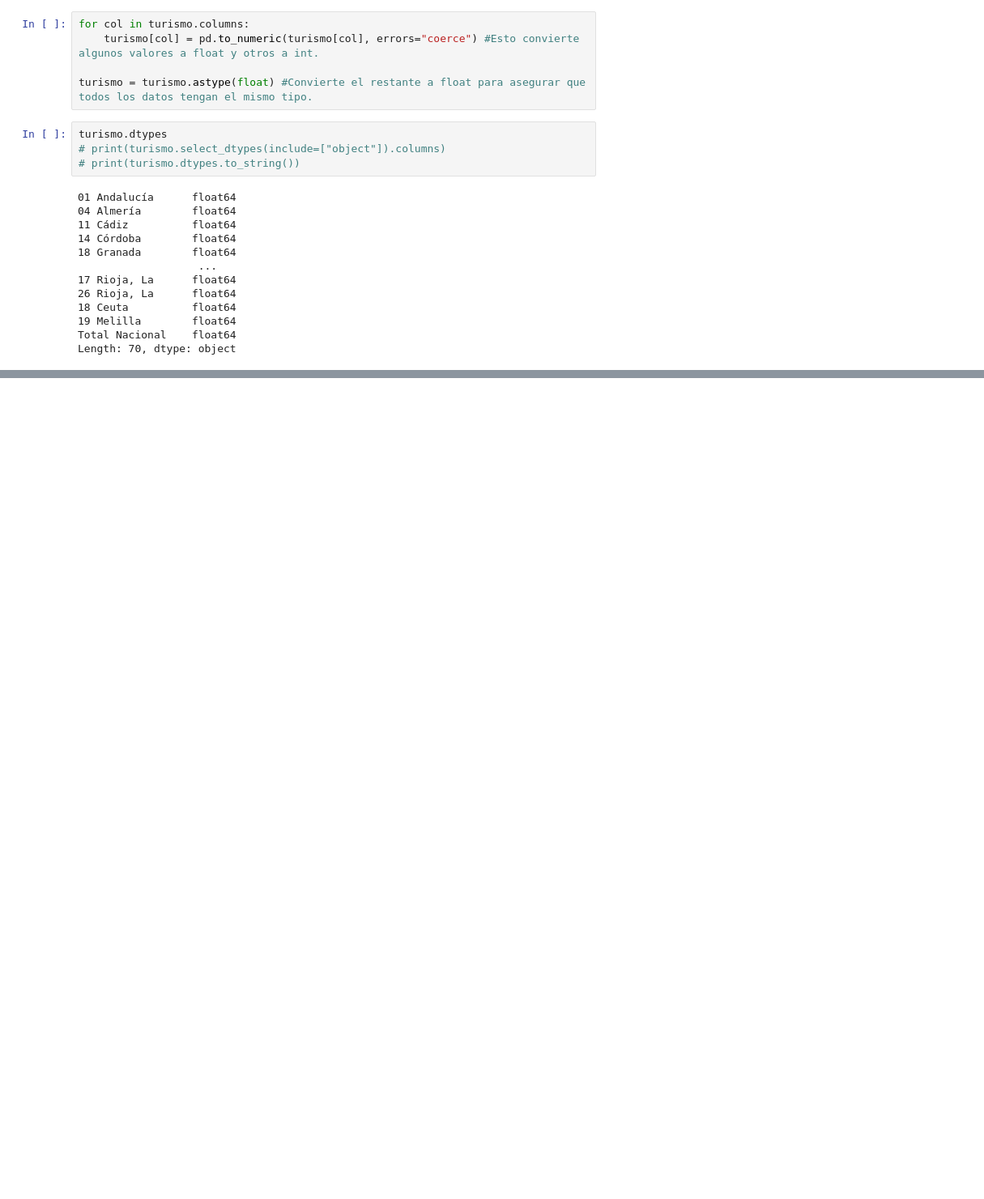
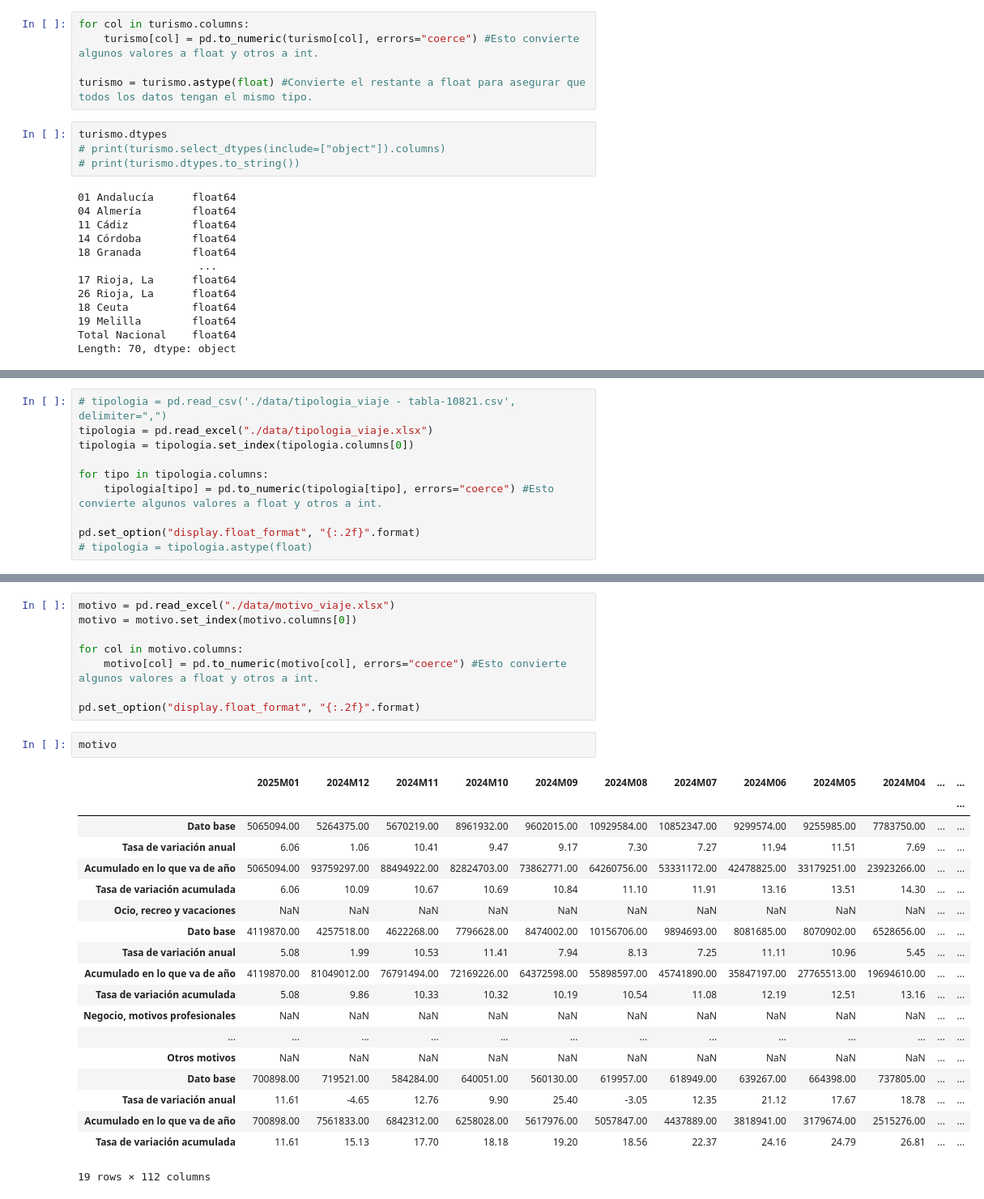
Before and after one commit to Cristianvas198/EDA_Turismo, a Jupyter notebook: turismo.ipynb, the cells around one changed output, grey strips where cells are left out. Shown: that part at 81% size. Drawn from its saved outputs; the diff is of its cells as text; blank space fills up the shorter version.

Commit message:
Cambio de archivos Excel

```diff
--- a/turismo.ipynb
+++ b/turismo.ipynb
@@ -82,0 +81,10 @@ Length: 70, dtype: object
+# %%
+# tipologia = pd.read_csv('./data/tipologia_viaje - tabla-10821.csv', delimiter=",")
+tipologia = pd.read_excel("./data/tipologia_viaje.xlsx")
+tipologia = tipologia.set_index(tipologia.columns[0])
+
+for tipo in tipologia.columns:
+    tipologia[tipo] = pd.to_numeric(tipologia[tipo], errors="coerce") #Esto convierte algunos valores a float y otros a int.
+
+pd.set_option("display.float_format", "{:.2f}".format)
+# tipologia = tipologia.astype(float)
@@ -82,0 +99,30 @@ Length: 70, dtype: object
+# %%
+motivo = pd.read_excel("./data/motivo_viaje.xlsx")
+motivo = motivo.set_index(motivo.columns[0])
+
+for col in motivo.columns:
+    motivo[col] = pd.to_numeric(motivo[col], errors="coerce") #Esto convierte algunos valores a float y otros a int.
+
+pd.set_option("display.float_format", "{:.2f}".format)
+# %%
+motivo
+# %% [output]
+|  | 2025M01 | 2024M12 | 2024M11 | 2024M10 | 2024M09 | 2024M08 | 2024M07 | 2024M06 | 2024M05 | 2024M04 | ... | ... |
+|  |  |  |  |  |  |  |  |  |  |  |  | ... |
+| Dato base | 5065094.00 | 5264375.00 | 5670219.00 | 8961932.00 | 9602015.00 | 10929584.00 | 10852347.00 | 9299574.00 | 9255985.00 | 7783750.00 | ... | ... |
+| Tasa de variación anual | 6.06 | 1.06 | 10.41 | 9.47 | 9.17 | 7.30 | 7.27 | 11.94 | 11.51 | 7.69 | ... | ... |
+| Acumulado en lo que va de año | 5065094.00 | 93759297.00 | 88494922.00 | 82824703.00 | 73862771.00 | 64260756.00 | 53331172.00 | 42478825.00 | 33179251.00 | 23923266.00 | ... | ... |
+| Tasa de variación acumulada | 6.06 | 10.09 | 10.67 | 10.69 | 10.84 | 11.10 | 11.91 | 13.16 | 13.51 | 14.30 | ... | ... |
+| Ocio, recreo y vacaciones | NaN | NaN | NaN | NaN | NaN | NaN | NaN | NaN | NaN | NaN | ... | ... |
+| Dato base | 4119870.00 | 4257518.00 | 4622268.00 | 7796628.00 | 8474002.00 | 10156706.00 | 9894693.00 | 8081685.00 | 8070902.00 | 6528656.00 | ... | ... |
+| Tasa de variación anual | 5.08 | 1.99 | 10.53 | 11.41 | 7.94 | 8.13 | 7.25 | 11.11 | 10.96 | 5.45 | ... | ... |
+| Acumulado en lo que va de año | 4119870.00 | 81049012.00 | 76791494.00 | 72169226.00 | 64372598.00 | 55898597.00 | 45741890.00 | 35847197.00 | 27765513.00 | 19694610.00 | ... | ... |
+| Tasa de variación acumulada | 5.08 | 9.86 | 10.33 | 10.32 | 10.19 | 10.54 | 11.08 | 12.19 | 12.51 | 13.16 | ... | ... |
+| Negocio, motivos profesionales | NaN | NaN | NaN | NaN | NaN | NaN | NaN | NaN | NaN | NaN | ... | ... |
+| ... | ... | ... | ... | ... | ... | ... | ... | ... | ... | ... | ... | ... |
+| Otros motivos | NaN | NaN | NaN | NaN | NaN | NaN | NaN | NaN | NaN | NaN | ... | ... |
+| Dato base | 700898.00 | 719521.00 | 584284.00 | 640051.00 | 560130.00 | 619957.00 | 618949.00 | 639267.00 | 664398.00 | 737805.00 | ... | ... |
+| Tasa de variación anual | 11.61 | -4.65 | 12.76 | 9.90 | 25.40 | -3.05 | 12.35 | 21.12 | 17.67 | 18.78 | ... | ... |
+| Acumulado en lo que va de año | 700898.00 | 7561833.00 | 6842312.00 | 6258028.00 | 5617976.00 | 5057847.00 | 4437889.00 | 3818941.00 | 3179674.00 | 2515276.00 | ... | ... |
+| Tasa de variación acumulada | 11.61 | 15.13 | 17.70 | 18.18 | 19.20 | 18.56 | 22.37 | 24.16 | 24.79 | 26.81 | ... | ... |
+19 rows × 112 columns
```
Also changed, not shown: parts of 6 cells of this notebook, 4 other files.
